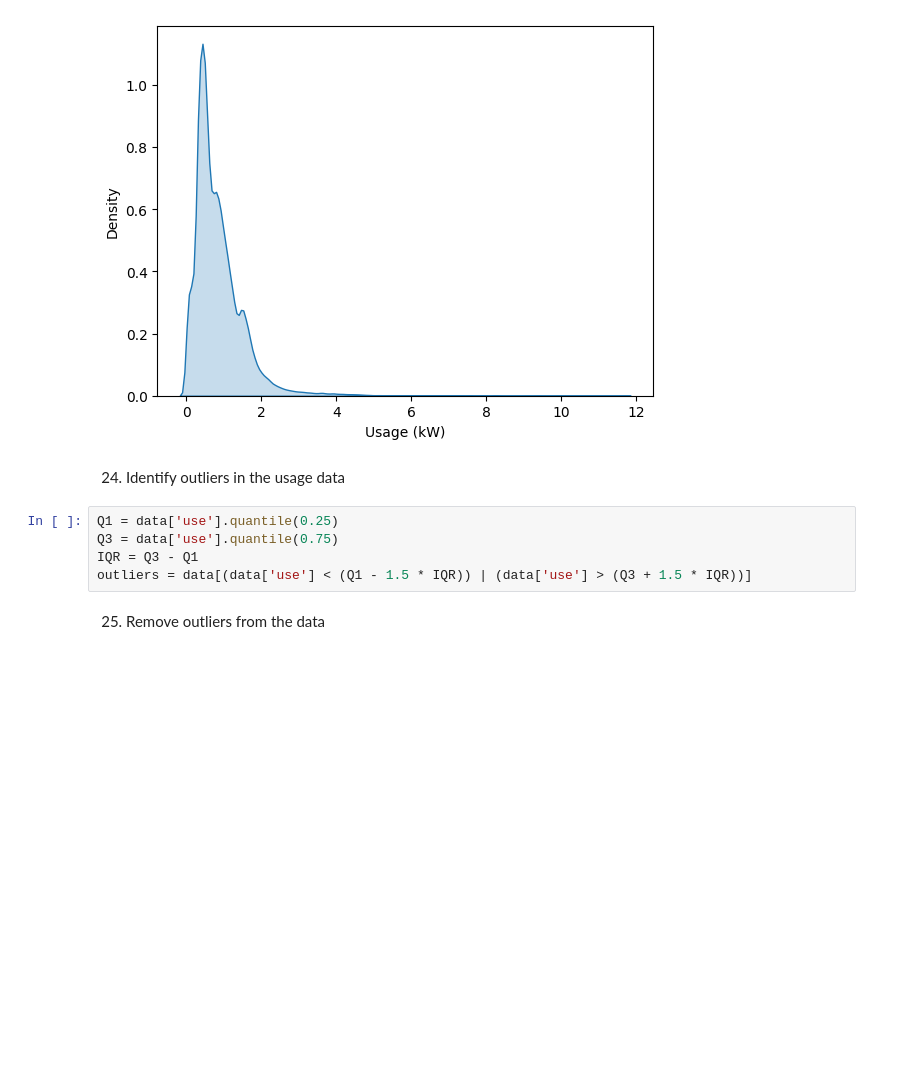
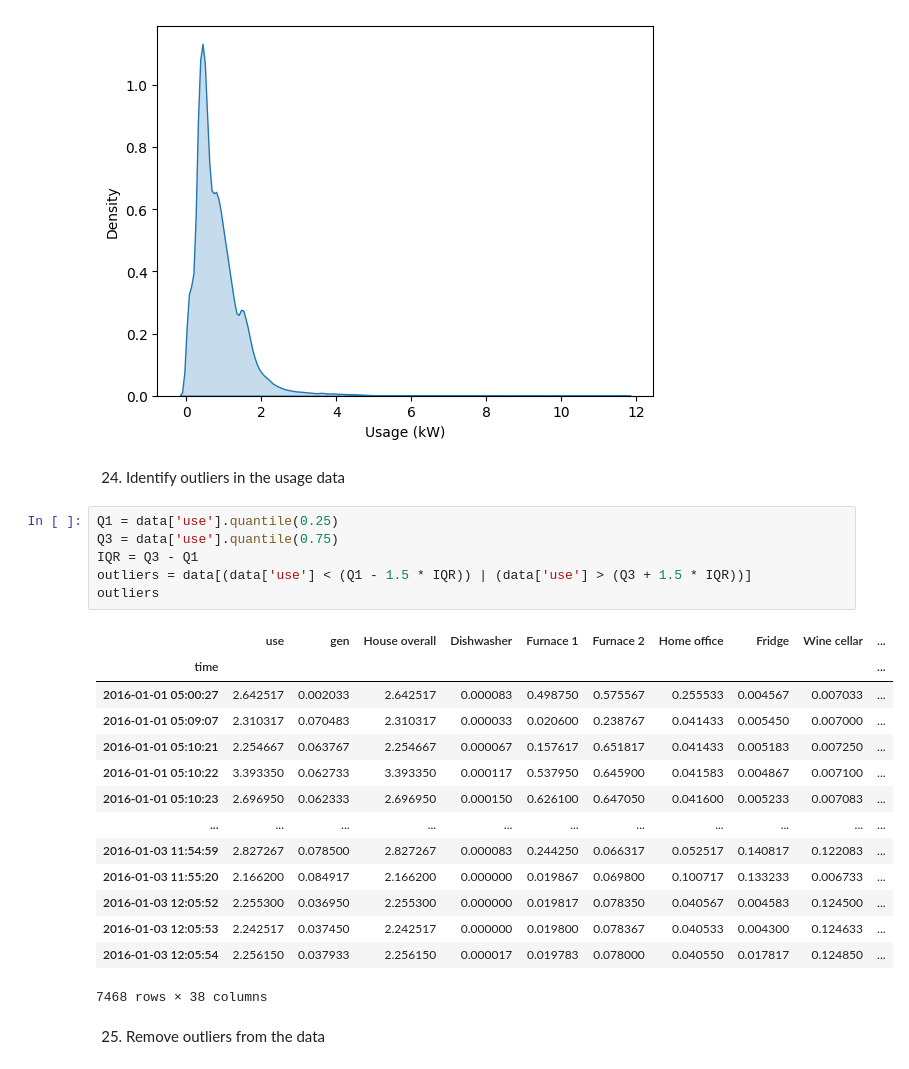
Before and after one commit to giridhar276/carrier, a Jupyter notebook: io_appliances_solutions.ipynb, the cells around one changed output. Cells and saved outputs as stored; diff of their text form; blank space fills up the shorter version.

```diff
--- a/io_appliances_solutions.ipynb
+++ b/io_appliances_solutions.ipynb
@@ -264,8 +342,24 @@ This will become an error in seaborn v0.14.0; please update your code.
 # %%
 Q1 = data['use'].quantile(0.25)
 Q3 = data['use'].quantile(0.75)
 IQR = Q3 - Q1
 outliers = data[(data['use'] < (Q1 - 1.5 * IQR)) | (data['use'] > (Q3 + 1.5 * IQR))]
+outliers
+# %% [output]
+|  | use | gen | House overall | Dishwasher | Furnace 1 | Furnace 2 | Home office | Fridge | Wine cellar | ... |
+| time |  |  |  |  |  |  |  |  |  | ... |
+| 2016-01-01 05:00:27 | 2.642517 | 0.002033 | 2.642517 | 0.000083 | 0.498750 | 0.575567 | 0.255533 | 0.004567 | 0.007033 | ... |
+| 2016-01-01 05:09:07 | 2.310317 | 0.070483 | 2.310317 | 0.000033 | 0.020600 | 0.238767 | 0.041433 | 0.005450 | 0.007000 | ... |
+| 2016-01-01 05:10:21 | 2.254667 | 0.063767 | 2.254667 | 0.000067 | 0.157617 | 0.651817 | 0.041433 | 0.005183 | 0.007250 | ... |
+| 2016-01-01 05:10:22 | 3.393350 | 0.062733 | 3.393350 | 0.000117 | 0.537950 | 0.645900 | 0.041583 | 0.004867 | 0.007100 | ... |
+| 2016-01-01 05:10:23 | 2.696950 | 0.062333 | 2.696950 | 0.000150 | 0.626100 | 0.647050 | 0.041600 | 0.005233 | 0.007083 | ... |
+| ... | ... | ... | ... | ... | ... | ... | ... | ... | ... | ... |
+| 2016-01-03 11:54:59 | 2.827267 | 0.078500 | 2.827267 | 0.000083 | 0.244250 | 0.066317 | 0.052517 | 0.140817 | 0.122083 | ... |
+| 2016-01-03 11:55:20 | 2.166200 | 0.084917 | 2.166200 | 0.000000 | 0.019867 | 0.069800 | 0.100717 | 0.133233 | 0.006733 | ... |
+| 2016-01-03 12:05:52 | 2.255300 | 0.036950 | 2.255300 | 0.000000 | 0.019817 | 0.078350 | 0.040567 | 0.004583 | 0.124500 | ... |
+| 2016-01-03 12:05:53 | 2.242517 | 0.037450 | 2.242517 | 0.000000 | 0.019800 | 0.078367 | 0.040533 | 0.004300 | 0.124633 | ... |
+| 2016-01-03 12:05:54 | 2.256150 | 0.037933 | 2.256150 | 0.000017 | 0.019783 | 0.078000 | 0.040550 | 0.017817 | 0.124850 | ... |
+7468 rows × 38 columns
 # %% [markdown]
 25. Remove outliers from the data
 # %%
```
Also changed, not shown: parts of 38 cells of this notebook.
